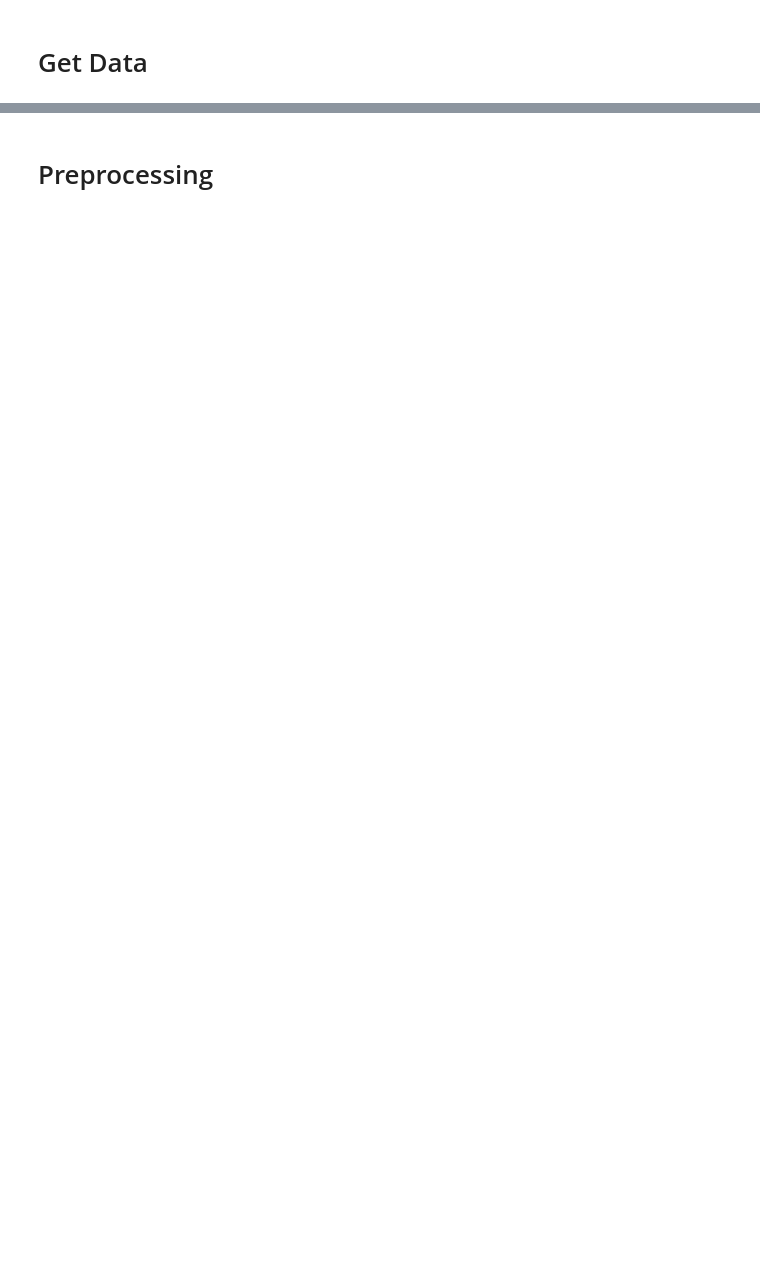
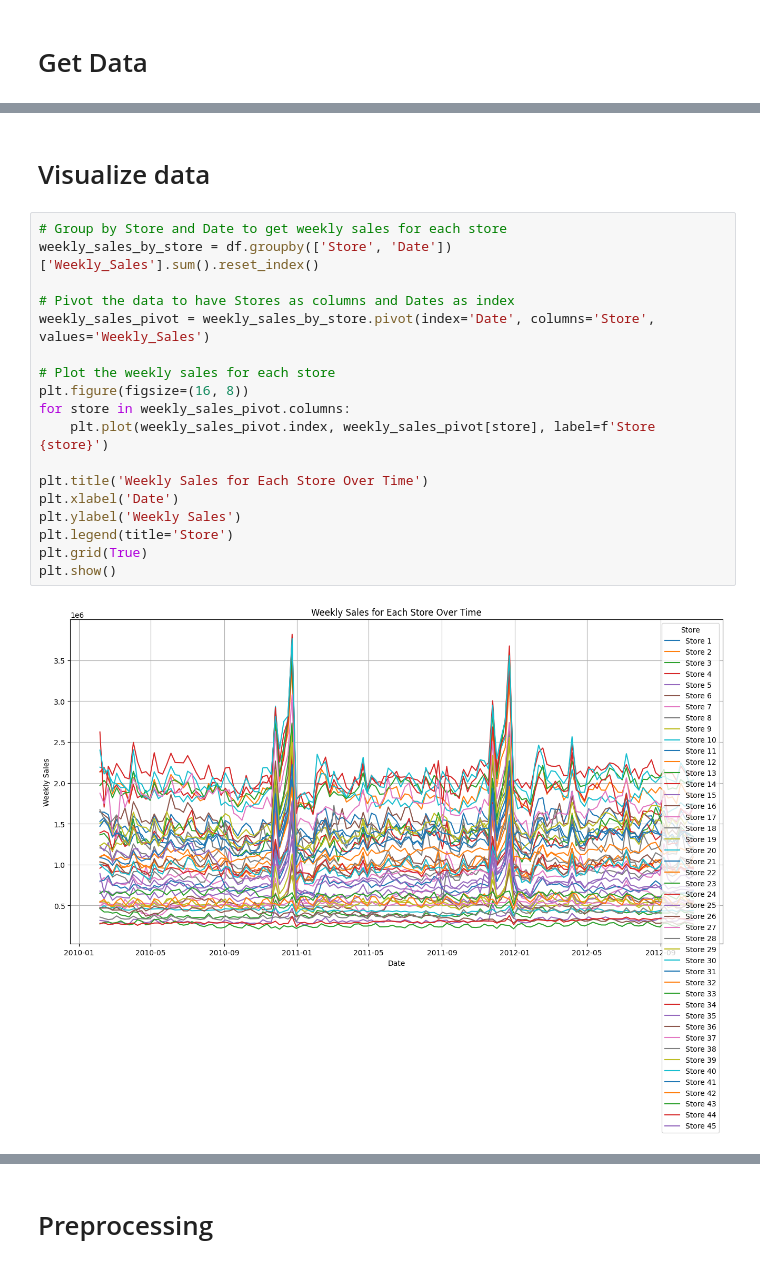
Before and after one commit to Cimbir/Store-Sales-Forecasting, a Jupyter notebook: model_n_beats.ipynb, the cells around one changed output, grey strips where cells are left out. Drawn from its saved outputs; the diff is of its cells as text; blank space fills up the shorter version.

```diff
--- a/model_n_beats.ipynb
+++ b/model_n_beats.ipynb
@@ -112,3 +131,25 @@ Unique departments: 81
 | 2 | 1 | 1 | 2010-02-19 | 41595.55 | False | 39.93 | 2.514 | NaN | NaN | ... |
 | 3 | 1 | 1 | 2010-02-26 | 19403.54 | False | 46.63 | 2.561 | NaN | NaN | ... |
 | 4 | 1 | 1 | 2010-03-05 | 21827.90 | False | 46.50 | 2.625 | NaN | NaN | ... |
+# %% [markdown]
+# Visualize data
+# %%
+# Group by Store and Date to get weekly sales for each store
+weekly_sales_by_store = df.groupby(['Store', 'Date'])['Weekly_Sales'].sum().reset_index()
+
+# Pivot the data to have Stores as columns and Dates as index
+weekly_sales_pivot = weekly_sales_by_store.pivot(index='Date', columns='Store', values='Weekly_Sales')
+
+# Plot the weekly sales for each store
+plt.figure(figsize=(16, 8))
+for store in weekly_sales_pivot.columns:
+    plt.plot(weekly_sales_pivot.index, weekly_sales_pivot[store], label=f'Store {store}')
+
+plt.title('Weekly Sales for Each Store Over Time')
+plt.xlabel('Date')
+plt.ylabel('Weekly Sales')
+plt.legend(title='Store')
+plt.grid(True)
+plt.show()
+# %% [output]
+[figure, added]
```
Also changed, not shown: parts of 66 cells of this notebook.
